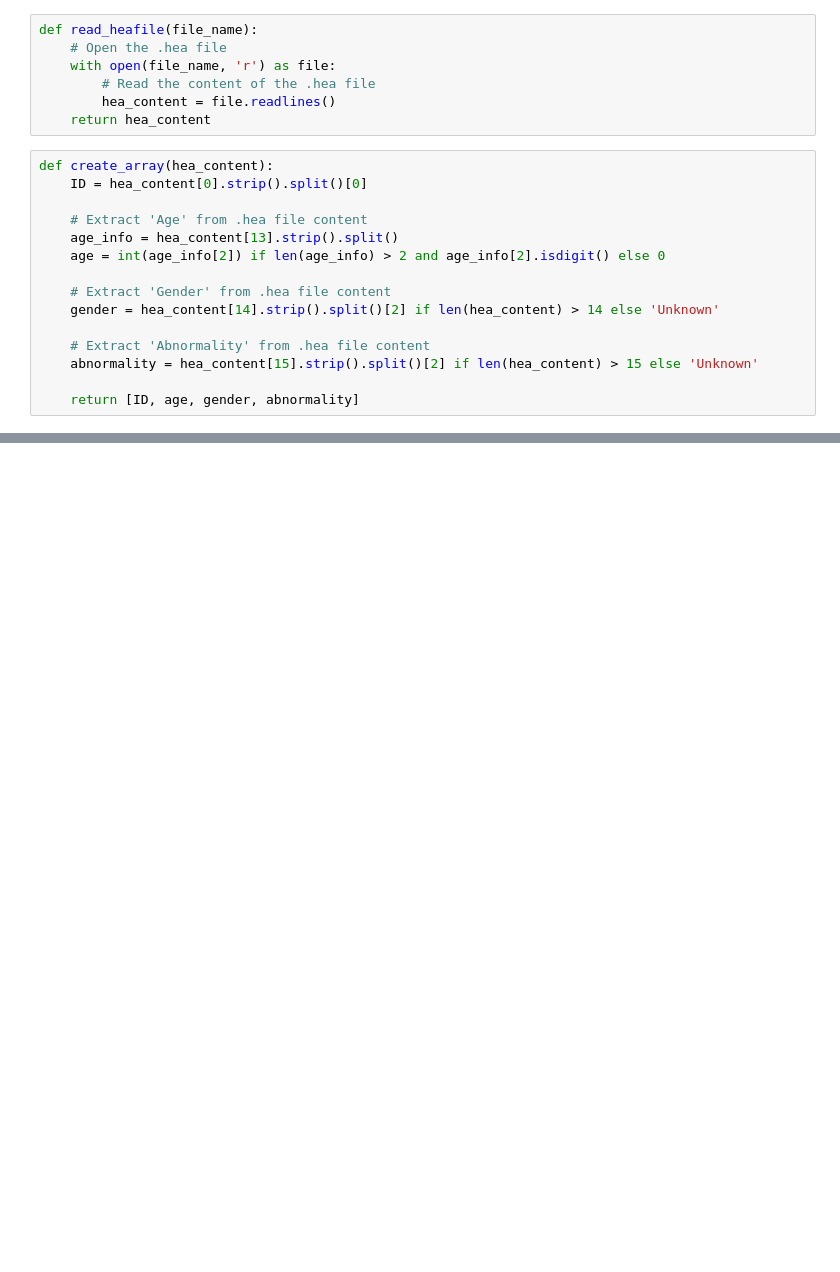
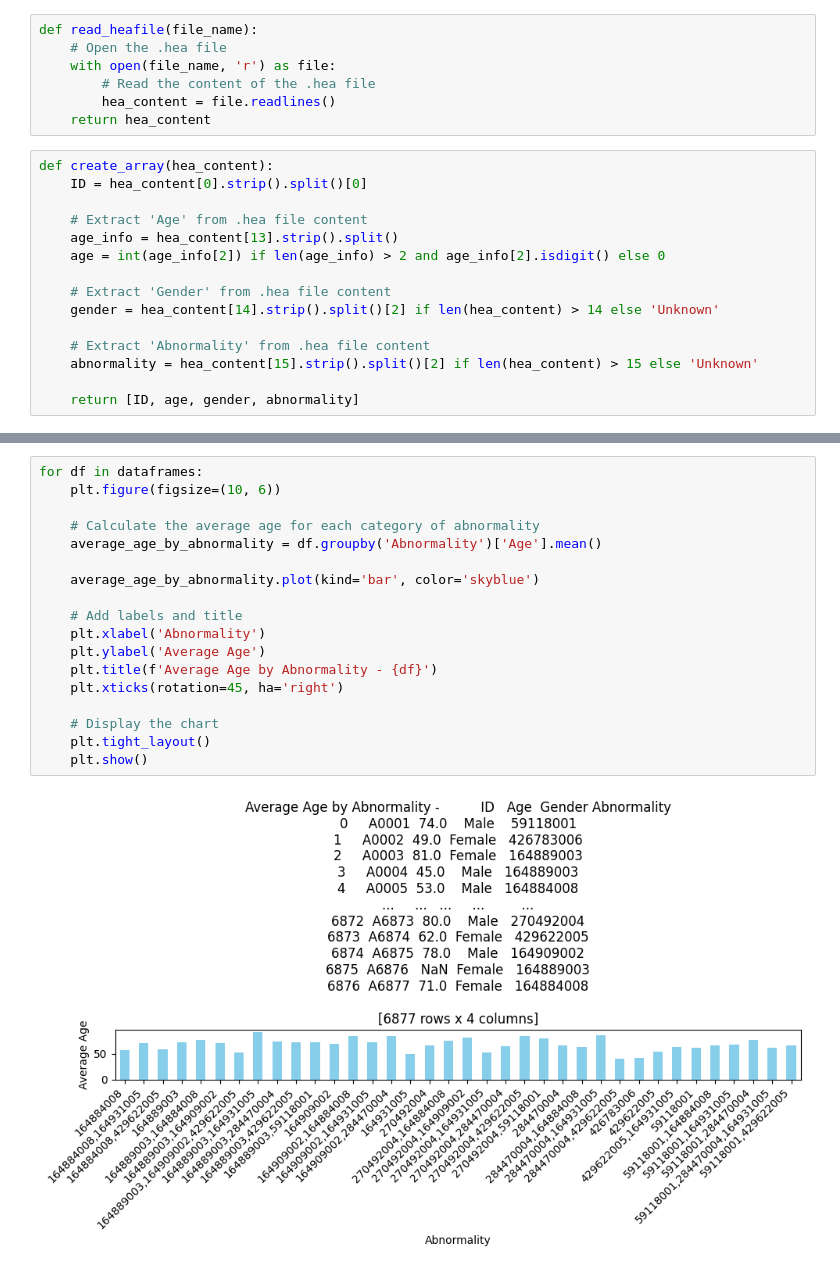
Before and after one commit to IsuruGunarathne/CardioScanPro, a Jupyter notebook: Untitled-checkpoint.ipynb, the cells around one changed output, grey strips where cells are left out. Saved outputs shown, nothing was run; the diff lists cells and outputs as text; blank space fills up the shorter version.

```diff
--- a/Untitled-checkpoint.ipynb
+++ b/Untitled-checkpoint.ipynb
@@ -93,0 +180,20 @@ print(result_dataframes)
+# %%
+for df in dataframes:
+    plt.figure(figsize=(10, 6))
+
+    # Calculate the average age for each category of abnormality
+    average_age_by_abnormality = df.groupby('Abnormality')['Age'].mean()
+
+    average_age_by_abnormality.plot(kind='bar', color='skyblue')
+
+    # Add labels and title
+    plt.xlabel('Abnormality')
+    plt.ylabel('Average Age')
+    plt.title(f'Average Age by Abnormality - {df}')
+    plt.xticks(rotation=45, ha='right')
+
+    # Display the chart
+    plt.tight_layout()
+    plt.show()
+# %% [output]
+[figure, added]
```
Also changed, not shown: parts of 9 cells of this notebook, 1 other file.
